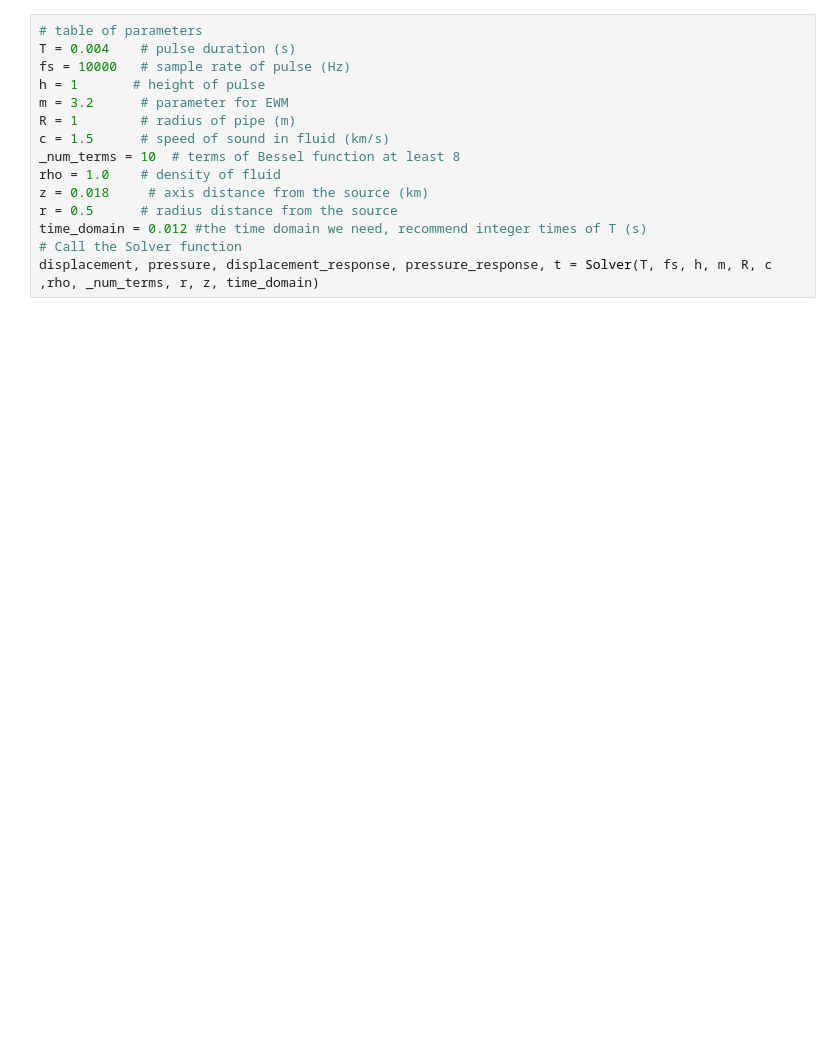
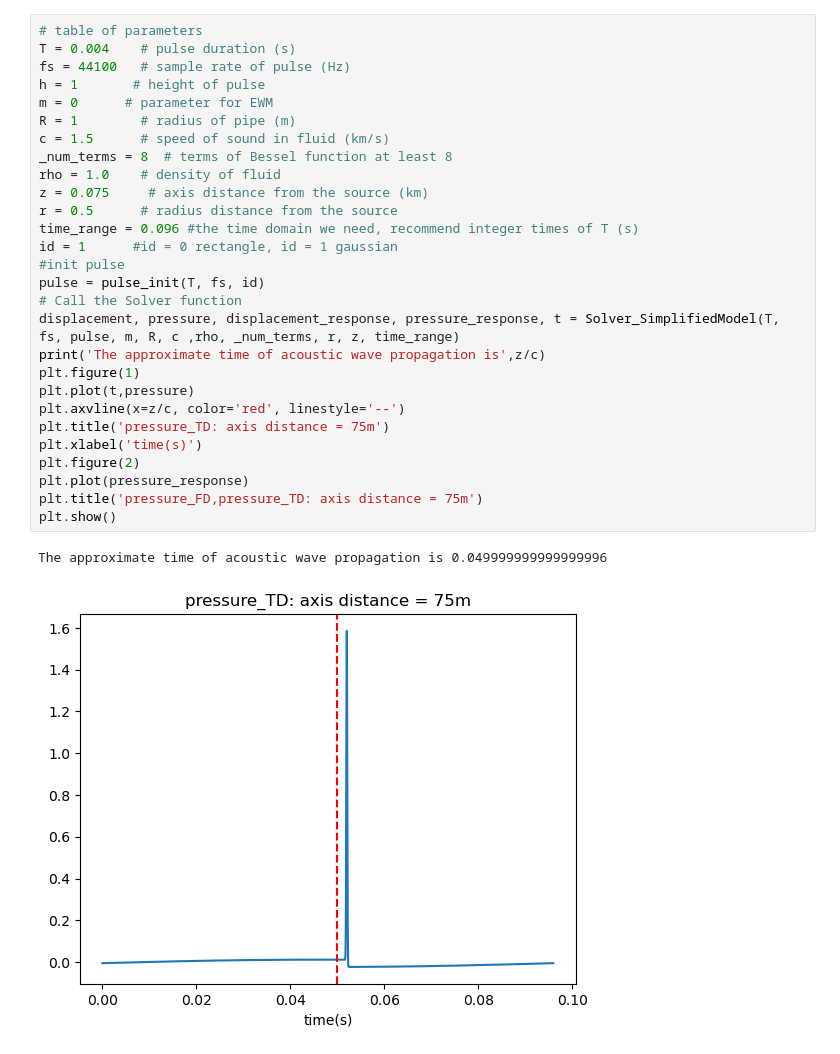
Before and after one commit to LiRayX/AcousticalWaveModels, a Jupyter notebook: acoustic_wave_models.ipynb, the cells around one changed output. Cells and saved outputs as stored; diff of their text form; blank space fills up the shorter version.

Commit message:
choose more suitable parameter m, and add a gaussian pulse

```diff
--- a/acoustic_wave_models.ipynb
+++ b/acoustic_wave_models.ipynb
@@ -153,15 +206,31 @@ def Solver(T, fs, h, m, R, c ,rho, _num_terms, r, z, time_domain):
 # %%
 # table of parameters
 T = 0.004    # pulse duration (s)
-fs = 10000   # sample rate of pulse (Hz)
+fs = 44100   # sample rate of pulse (Hz)
 h = 1       # height of pulse
-m = 3.2      # parameter for EWM
+m = 0      # parameter for EWM
 R = 1        # radius of pipe (m)
 c = 1.5      # speed of sound in fluid (km/s)
-_num_terms = 10  # terms of Bessel function at least 8
+_num_terms = 8  # terms of Bessel function at least 8
 rho = 1.0    # density of fluid
-z = 0.018     # axis distance from the source (km)
+z = 0.075     # axis distance from the source (km)
 r = 0.5      # radius distance from the source
-time_domain = 0.012 #the time domain we need, recommend integer times of T (s)
+time_range = 0.096 #the time domain we need, recommend integer times of T (s)
+id = 1      #id = 0 rectangle, id = 1 gaussian
+#init pulse
+pulse = pulse_init(T, fs, id)
 # Call the Solver function
-displacement, pressure, displacement_response, pressure_response, t = Solver(T, fs, h, m, R, c ,rho, _num_terms, r, z, time_domain)
+displacement, pressure, displacement_response, pressure_response, t = Solver_SimplifiedModel(T, fs, pulse, m, R, c ,rho, _num_terms, r, z, time_range)
+print('The approximate time of acoustic wave propagation is',z/c)
+plt.figure(1)
+plt.plot(t,pressure)
+plt.axvline(x=z/c, color='red', linestyle='--')
+plt.title('pressure_TD: axis distance = 75m')
+plt.xlabel('time(s)')
+plt.figure(2)
+plt.plot(pressure_response)
+plt.title('pressure_FD,pressure_TD: axis distance = 75m')
+plt.show()
+# %% [output]
+The approximate time of acoustic wave propagation is 0.049999999999999996
+[figure, added]
```
Also changed, not shown: parts of 6 cells of this notebook.
